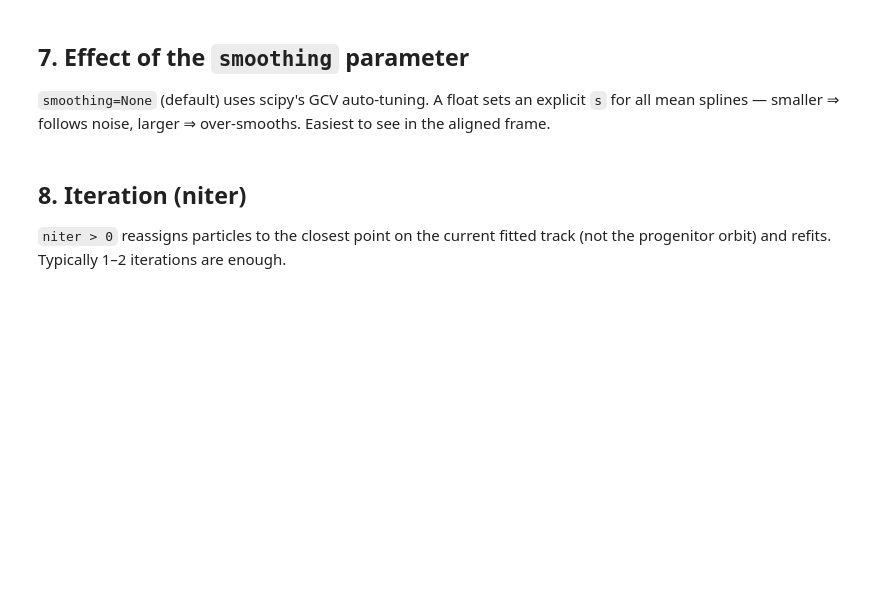
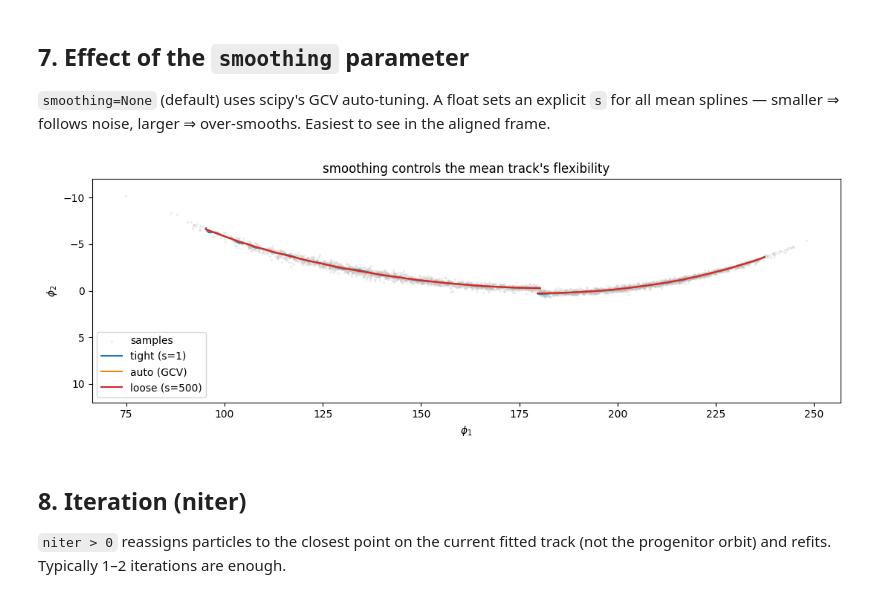
Before and after one commit to jobovy/streamtrack-experiments, a Jupyter notebook: notebooks/stream_track_examples.ipynb, the cells around one changed output. Drawn from its saved outputs; the diff is of its cells as text; code cells hidden in the pictures; blank space fills up the shorter version.

```diff
--- a/notebooks/stream_track_examples.ipynb
+++ b/notebooks/stream_track_examples.ipynb
@@ -265,23 +269,25 @@ an explicit `s` for all mean splines — smaller ⇒ follows noise, larger
 ⇒ over-smooths. Easiest to see in the aligned frame.
 # %%
 numpy.random.seed(1)
-tr_auto  = spdf.streamTrack(n=2000, tail="both", custom_transform=T)
+tr_auto  = spdf.streamTrack(n=2000, tail="both", custom_sky_transform=T)
 numpy.random.seed(1)
-tr_tight = spdf.streamTrack(n=2000, tail="both", custom_transform=T, smoothing=1.0)
+tr_tight = spdf.streamTrack(n=2000, tail="both", custom_sky_transform=T, smoothing=1.0)
 numpy.random.seed(1)
-tr_loose = spdf.streamTrack(n=2000, tail="both", custom_transform=T, smoothing=500.0)
+tr_loose = spdf.streamTrack(n=2000, tail="both", custom_sky_transform=T, smoothing=500.0)
 
 fig, ax = pyplot.subplots(figsize=(11, 4))
 ax.scatter(p1_s, p2_s, s=2, alpha=0.2, color="0.75", label="samples")
 for tr_, col, lab in [(tr_tight, "C0", "tight (s=1)"),
                       (tr_auto,  "C1", "auto (GCV)"),
                       (tr_loose, "C3", "loose (s=500)")]:
     for arm in (tr_.leading, tr_.trailing):
         arm.plot(d1="phi1", d2="phi2", color=col,
                  label=lab if arm is tr_.leading else None)
 ax.set_ylim(12, -12); ax.set_xlabel(r"$\phi_1$"); ax.set_ylabel(r"$\phi_2$")
 ax.legend(); ax.set_title("smoothing controls the mean track's flexibility")
 fig.tight_layout()
+# %% [output]
+[figure, added]
 # %% [markdown]
 ## 8. Iteration (niter)
 
```
Also changed, not shown: parts of 9 cells of this notebook, 3 other files.
